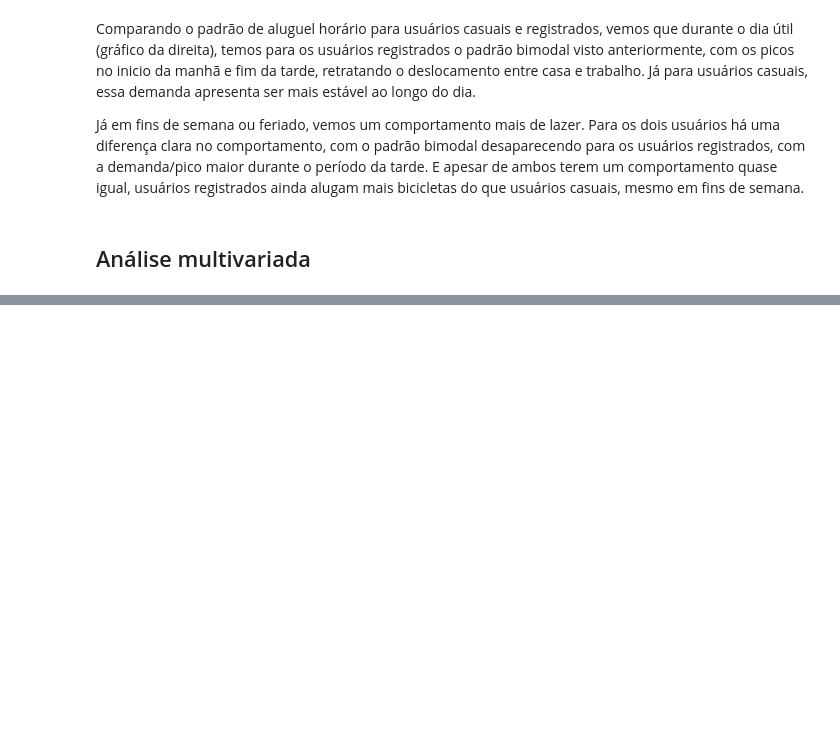
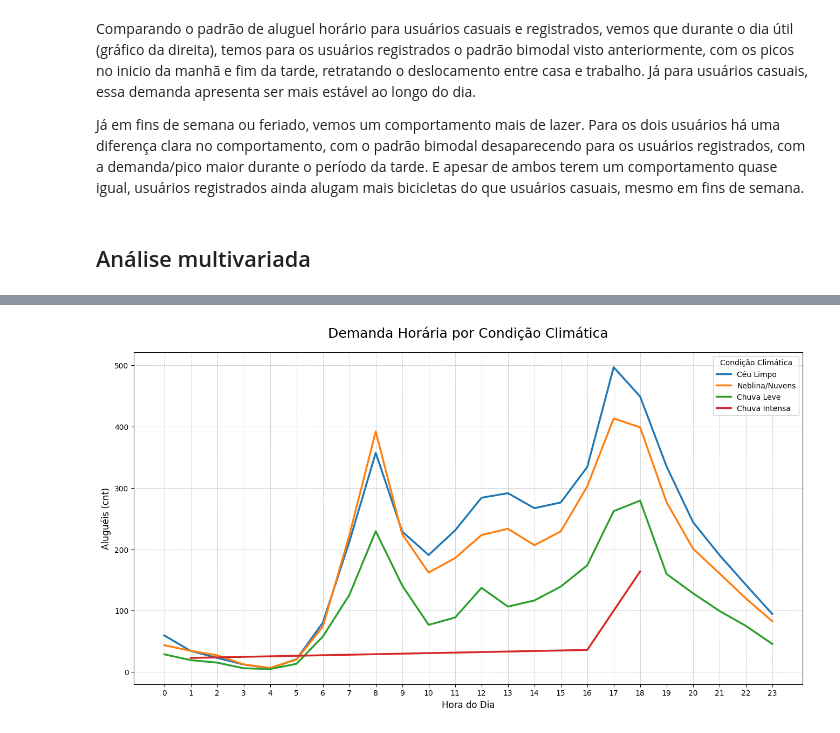
Before and after one commit to kelvinleandro/bike-demand-analysis, a Jupyter notebook: notebooks/01-exploratory-data-analysis.ipynb, the cells around one changed output, grey strips where cells are left out. Saved outputs shown, nothing was run; the diff lists cells and outputs as text; code cells hidden in the pictures; blank space fills up the shorter version.

```diff
--- a/notebooks/01-exploratory-data-analysis.ipynb
+++ b/notebooks/01-exploratory-data-analysis.ipynb
@@ -417,0 +433,15 @@ Já em fins de semana ou feriado, vemos um comportamento mais de lazer. Para os
+# %%
+# Padrão Horário por Condição Climática
+plt.figure(figsize=(16, 8))
+sns.lineplot(data=df, x='hr', y='cnt', hue='weathersit_label',
+             hue_order=['Céu Limpo', 'Neblina/Nuvens', 'Chuva Leve', 'Chuva Intensa'],
+             errorbar=None, lw=2.5)
+plt.title('Demanda Horária por Condição Climática', fontsize=18, pad=20)
+plt.xlabel('Hora do Dia', fontsize=12)
+plt.ylabel('Aluguéis (cnt)', fontsize=12)
+plt.xticks(np.arange(0, 24, step=1))
+plt.legend(title='Condição Climática')
+plt.grid(True, which='both', linestyle='--', linewidth=0.5)
+plt.show()
+# %% [output]
+[figure, added]
```
Also changed, not shown: parts of 3 cells of this notebook.
